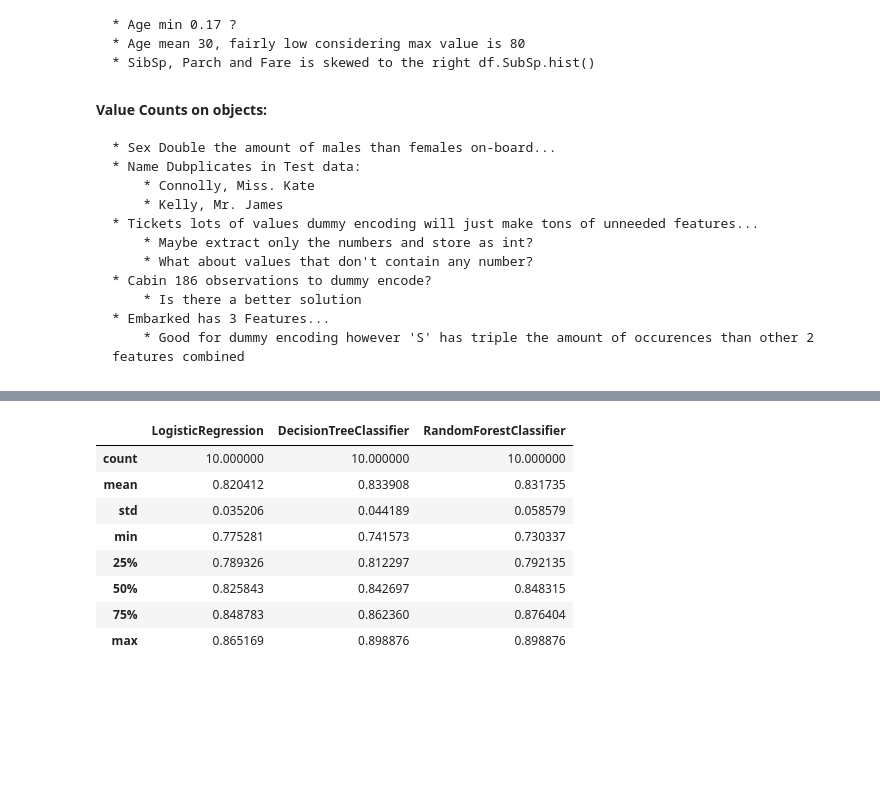
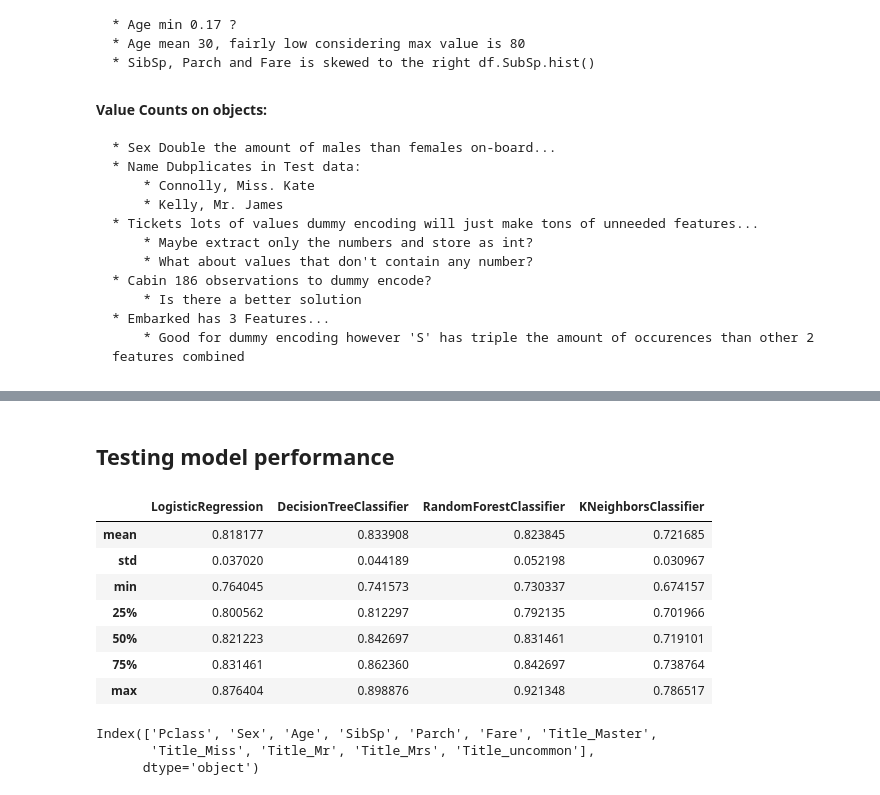
Before and after one commit to christopherfick/titanic, a Jupyter notebook: main.ipynb, the cells around one changed output, grey strips where cells are left out. Drawn from its saved outputs; the diff is of its cells as text; code cells hidden in the pictures; blank space fills up the shorter version.

```diff
--- a/main.ipynb
+++ b/main.ipynb
@@ -109,30 +119,34 @@ util.plot_heatmap(train)
+# %% [markdown]
+## Testing model performance
 # %%
-from sklearn.model_selection import cross_val_score
-from sklearn.linear_model import LogisticRegression
-from sklearn.tree import DecisionTreeClassifier
-from sklearn.ensemble import RandomForestClassifier
-
-x = np.array(train.drop('Survived', axis=1))
+x = train.drop('Survived', axis=1)
 y = train.Survived
 
 cv = 10
 log_reg_scores = cross_val_score(LogisticRegression(solver='liblinear'), x, y, cv=cv)
 tree_classifier_scores = cross_val_score(DecisionTreeClassifier(max_depth=4), x, y, cv=cv)
 rand_forest_scores = cross_val_score(RandomForestClassifier(max_depth=10), x, y, cv=cv)
+k_neighbors = cross_val_score(KNeighborsClassifier(n_neighbors=5), x, y, cv=cv)
+
+scores_df = pd.DataFrame({
+            'LogisticRegression':log_reg_scores,
+            'DecisionTreeClassifier':tree_classifier_scores,
+            'RandomForestClassifier':rand_forest_scores,
+            'KNeighborsClassifier':k_neighbors
+                            })
+scores_df.describe().drop('count')
+# %% [output]
+|  | LogisticRegression | DecisionTreeClassifier | RandomForestClassifier | KNeighborsClassifier |
+| mean | 0.818177 | 0.833908 | 0.823845 | 0.721685 |
+| std | 0.037020 | 0.044189 | 0.052198 | 0.030967 |
+| min | 0.764045 | 0.741573 | 0.730337 | 0.674157 |
+| 25% | 0.800562 | 0.812297 | 0.792135 | 0.701966 |
+| 50% | 0.821223 | 0.842697 | 0.831461 | 0.719101 |
+| 75% | 0.831461 | 0.862360 | 0.842697 | 0.738764 |
+| max | 0.876404 | 0.898876 | 0.921348 | 0.786517 |
-# %%
-scores_df = pd.DataFrame({
-            'LogisticRegression':log_reg_scores,
-            'DecisionTreeClassifier':tree_classifier_scores,
-            'RandomForestClassifier':rand_forest_scores
-                            })
-scores_df.describe()
-# %% [output]
-|  | LogisticRegression | DecisionTreeClassifier | RandomForestClassifier |
-| count | 10.000000 | 10.000000 | 10.000000 |
-| mean | 0.820412 | 0.833908 | 0.831735 |
-| std | 0.035206 | 0.044189 | 0.058579 |
-| min | 0.775281 | 0.741573 | 0.730337 |
-| 25% | 0.789326 | 0.812297 | 0.792135 |
-| 50% | 0.825843 | 0.842697 | 0.848315 |
-| 75% | 0.848783 | 0.862360 | 0.876404 |
-| max | 0.865169 | 0.898876 | 0.898876 |
+# %%
+x.columns
+# %% [output]
+Index(['Pclass', 'Sex', 'Age', 'SibSp', 'Parch', 'Fare', 'Title_Master',
+       'Title_Miss', 'Title_Mr', 'Title_Mrs', 'Title_uncommon'],
+      dtype='object')
```
Also changed, not shown: parts of 6 cells of this notebook.
